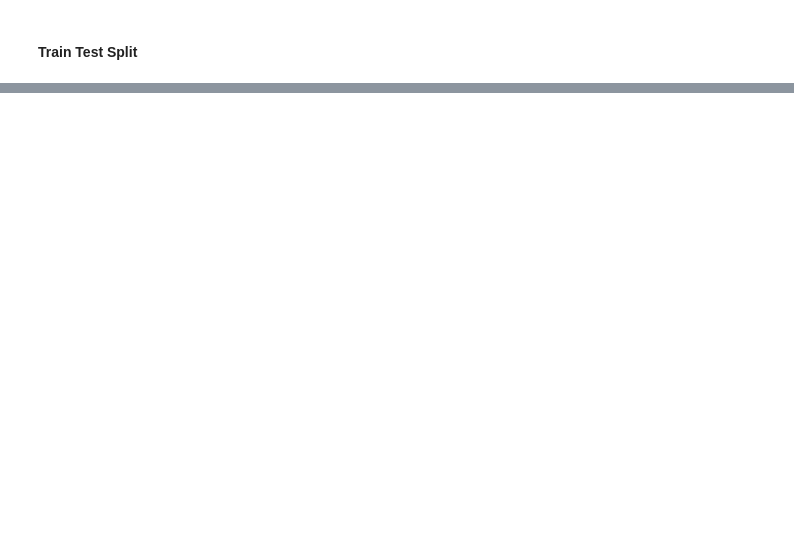
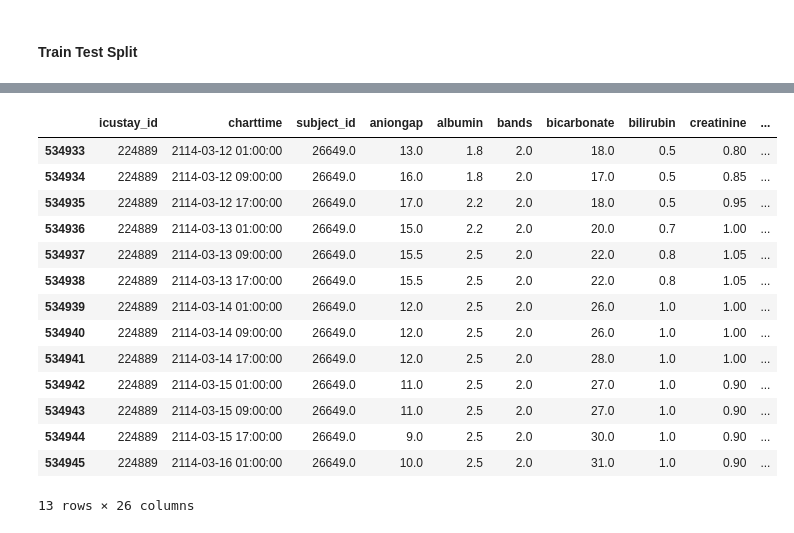
Before and after one commit to navikannur/CKD_Multimodal_Thesis, a Jupyter notebook: Thesis_Main.ipynb, the cells around one changed output, grey strips where cells are left out. Saved outputs shown, nothing was run; the diff lists cells and outputs as text; code cells hidden in the pictures; blank space fills up the shorter version.

```diff
--- a/Thesis_Main.ipynb
+++ b/Thesis_Main.ipynb
@@ -921,0 +980,18 @@ print(cm)
+# %%
+labs_windowed[labs_windowed['icustay_id']==224889]
+# %% [output]
+|  | icustay_id | charttime | subject_id | aniongap | albumin | bands | bicarbonate | bilirubin | creatinine | ... |
+| 534933 | 224889 | 2114-03-12 01:00:00 | 26649.0 | 13.0 | 1.8 | 2.0 | 18.0 | 0.5 | 0.80 | ... |
+| 534934 | 224889 | 2114-03-12 09:00:00 | 26649.0 | 16.0 | 1.8 | 2.0 | 17.0 | 0.5 | 0.85 | ... |
+| 534935 | 224889 | 2114-03-12 17:00:00 | 26649.0 | 17.0 | 2.2 | 2.0 | 18.0 | 0.5 | 0.95 | ... |
+| 534936 | 224889 | 2114-03-13 01:00:00 | 26649.0 | 15.0 | 2.2 | 2.0 | 20.0 | 0.7 | 1.00 | ... |
+| 534937 | 224889 | 2114-03-13 09:00:00 | 26649.0 | 15.5 | 2.5 | 2.0 | 22.0 | 0.8 | 1.05 | ... |
+| 534938 | 224889 | 2114-03-13 17:00:00 | 26649.0 | 15.5 | 2.5 | 2.0 | 22.0 | 0.8 | 1.05 | ... |
+| 534939 | 224889 | 2114-03-14 01:00:00 | 26649.0 | 12.0 | 2.5 | 2.0 | 26.0 | 1.0 | 1.00 | ... |
+| 534940 | 224889 | 2114-03-14 09:00:00 | 26649.0 | 12.0 | 2.5 | 2.0 | 26.0 | 1.0 | 1.00 | ... |
+| 534941 | 224889 | 2114-03-14 17:00:00 | 26649.0 | 12.0 | 2.5 | 2.0 | 28.0 | 1.0 | 1.00 | ... |
+| 534942 | 224889 | 2114-03-15 01:00:00 | 26649.0 | 11.0 | 2.5 | 2.0 | 27.0 | 1.0 | 0.90 | ... |
+| 534943 | 224889 | 2114-03-15 09:00:00 | 26649.0 | 11.0 | 2.5 | 2.0 | 27.0 | 1.0 | 0.90 | ... |
+| 534944 | 224889 | 2114-03-15 17:00:00 | 26649.0 | 9.0 | 2.5 | 2.0 | 30.0 | 1.0 | 0.90 | ... |
+| 534945 | 224889 | 2114-03-16 01:00:00 | 26649.0 | 10.0 | 2.5 | 2.0 | 31.0 | 1.0 | 0.90 | ... |
+13 rows × 26 columns
```
Also changed, not shown: parts of 172 cells of this notebook.
